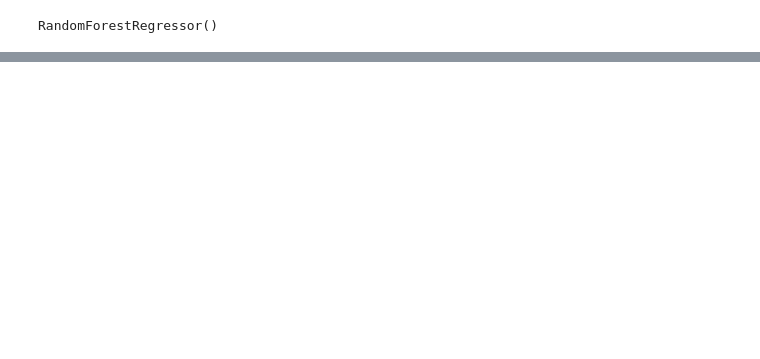
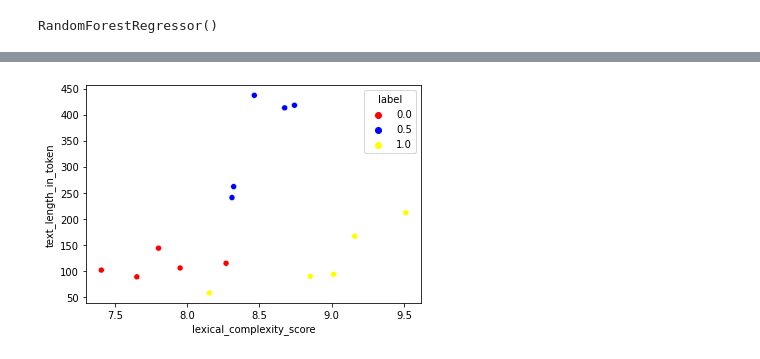
Before and after one commit to DanielAweis/TextComplexityFeatures, a Jupyter notebook: data_analysis.ipynb, the cells around one changed output, grey strips where cells are left out. Drawn from its saved outputs; the diff is of its cells as text; code cells hidden in the pictures; blank space fills up the shorter version.

```diff
--- a/data_analysis.ipynb
+++ b/data_analysis.ipynb
@@ -177,0 +203,7 @@ mean square error test:  0.026355000000000007
+# %%
+from sklearn.datasets import make_blobs
+from matplotlib import pyplot
+import seaborn as sns
+a = sns.scatterplot(data=df, hue="label", x="lexical_complexity_score", y="text_length_in_token", palette=["red", "blue", "yellow"])
+# %% [output]
+[figure, added]
```
Also changed, not shown: parts of 13 cells of this notebook.
